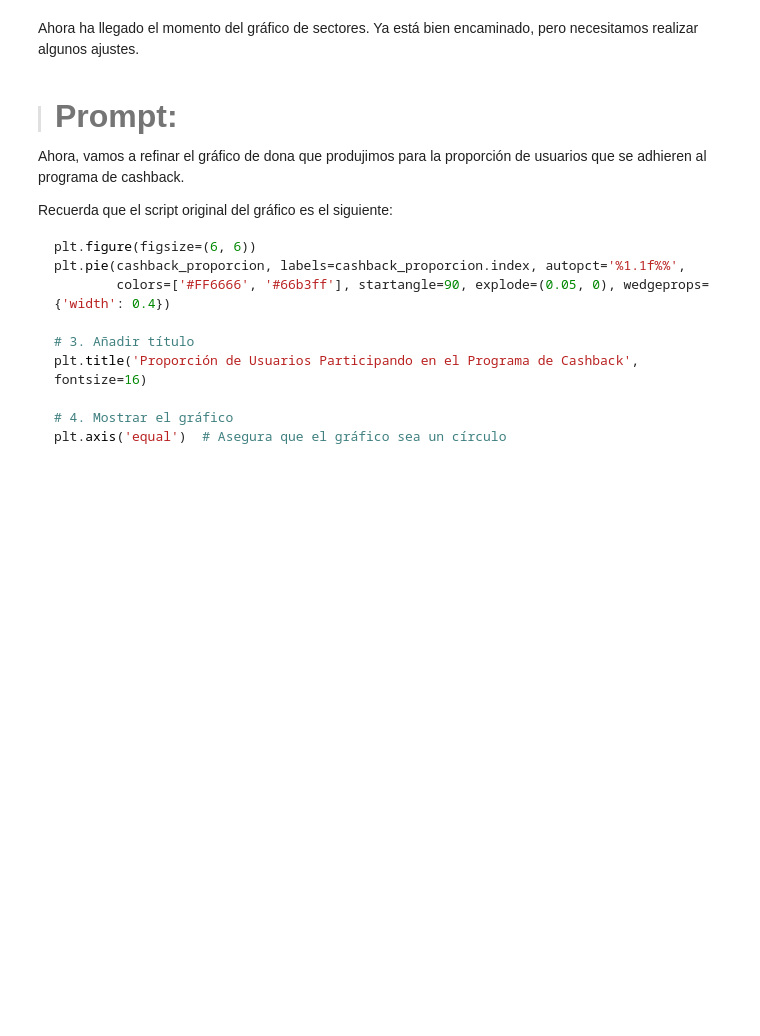
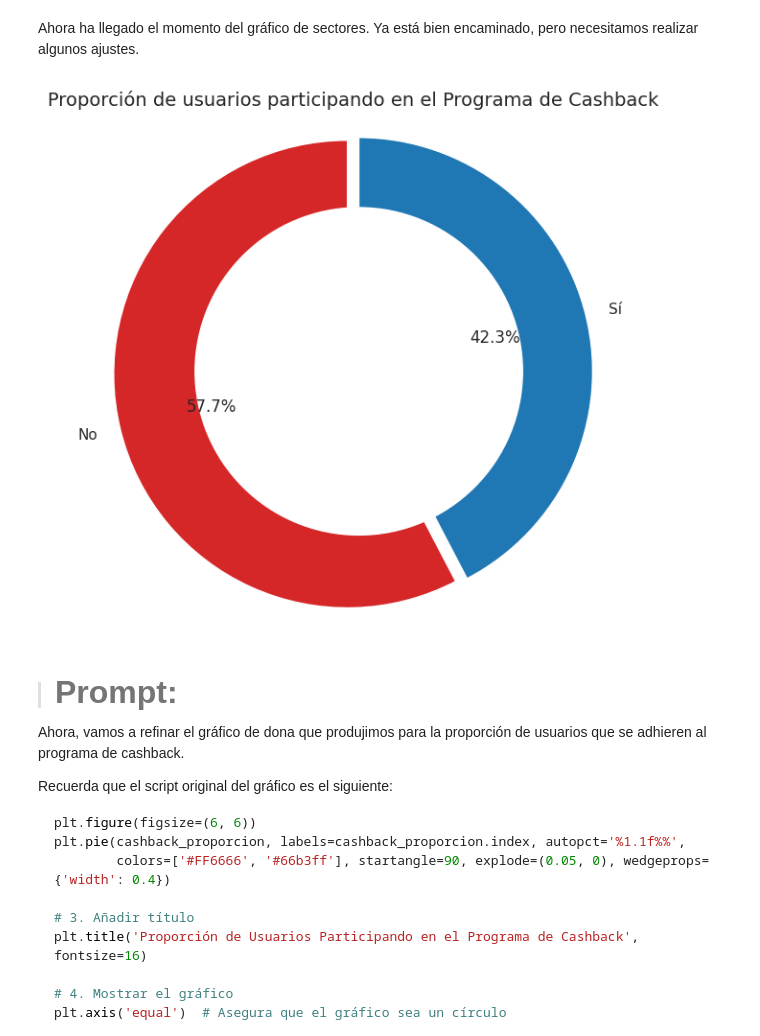
Before and after one commit to Zuzed22/IA-aplicada-a-la-ciencia-de-datos, a Jupyter notebook: IA_aplicada_a_ciencia_de_datos.ipynb, the cells around one changed output. Saved outputs shown, nothing was run; the diff lists cells and outputs as text; code cells hidden in the pictures; blank space fills up the shorter version.

```diff
--- a/IA_aplicada_a_ciencia_de_datos.ipynb
+++ b/IA_aplicada_a_ciencia_de_datos.ipynb
@@ -1356,6 +1615,36 @@ Ajustamos el gráfico de barras apiladas representando con colores más suaves l
 ### **Gráfico 5 - Clientes participantes del programa de cashback:**
 # %% [markdown]
 Ahora ha llegado el momento del gráfico de sectores. Ya está bien encaminado, pero necesitamos realizar algunos ajustes.
+# %%
+import pandas as pd
+import matplotlib.pyplot as plt
+
+# Contar la cantidad de usuarios por participación en el cashback
+cashback_proporcion = df['cashback'].value_counts()
+
+# Colores personalizados: azul (#1f77b4) y rojo (#d62728)
+colores = ['#d62728', '#1f77b4']
+
+# Gráfico de rosquilla (donut)
+plt.figure(figsize=(6, 6))
+wedges, texts, autotexts = plt.pie(
+    cashback_proporcion,
+    labels=cashback_proporcion.index,
+    autopct='%1.1f%%',
+    startangle=90,
+    colors=colores,
+    explode=(0.05, 0))
+
+# Círculo blanco para simular el hueco del donut
+centro = plt.Circle((0, 0), 0.70, fc='white')
+plt.gca().add_artist(centro)
+
+plt.title('Proporción de usuarios participando en el Programa de Cashback', fontsize=14)
+plt.axis('equal')  # Círculo perfecto
+plt.tight_layout()
+plt.show()
+# %% [output]
+[figure, added]
 # %% [markdown]
 > #### <strong><font color="7b71ff" size =6>Prompt:</font></strong>
 
```
Also changed, not shown: parts of 20 cells of this notebook.
